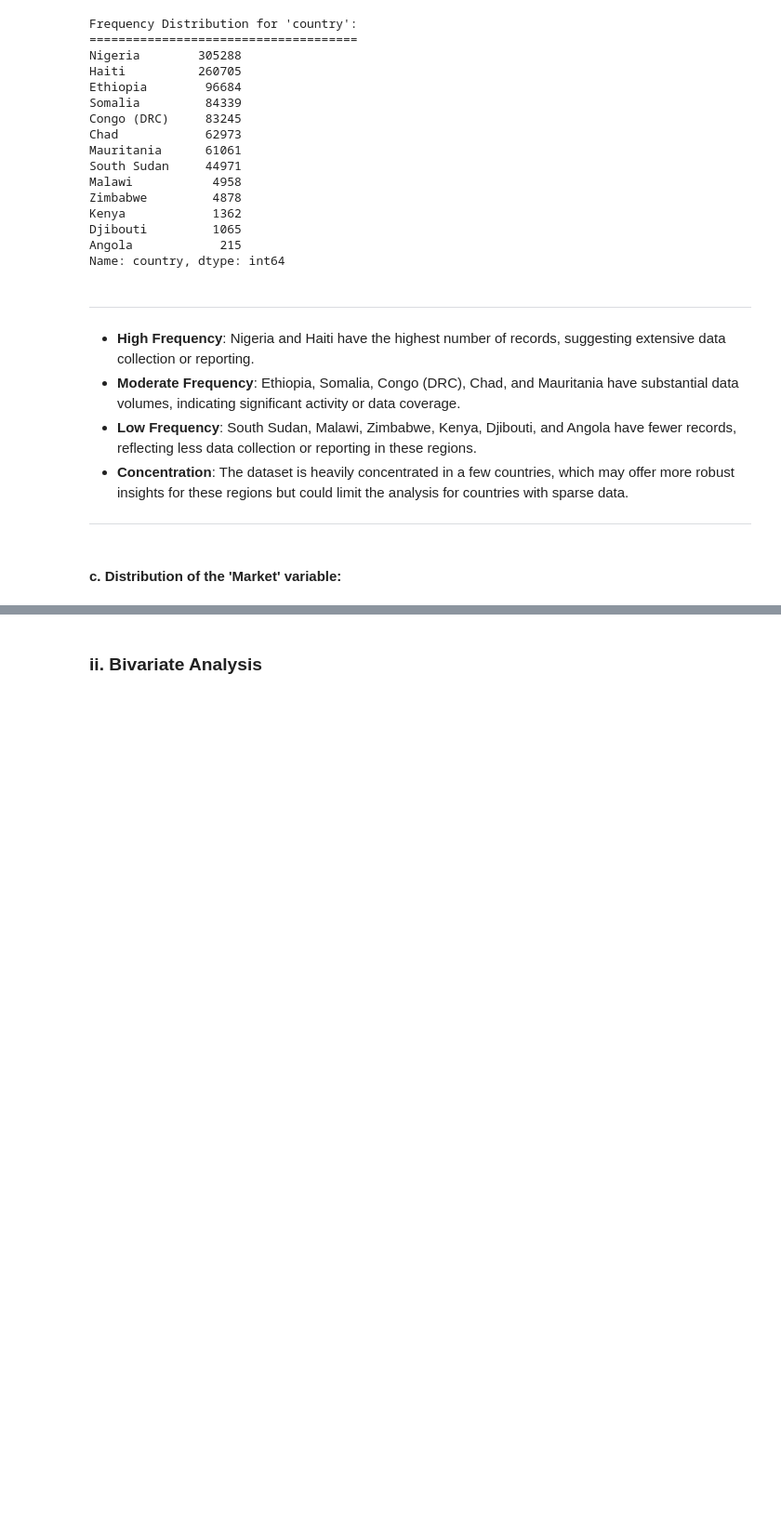
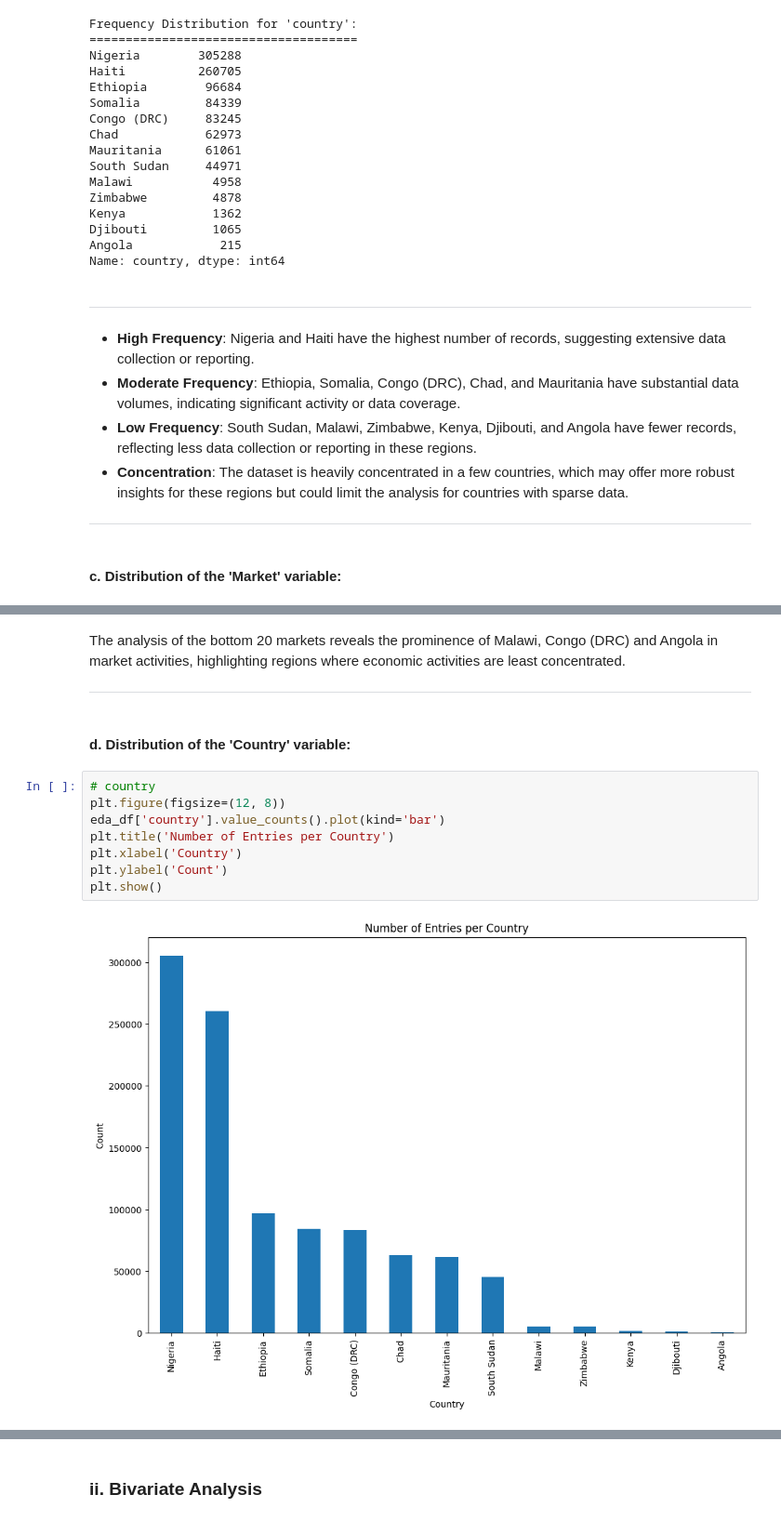
Before and after one commit to rasmodev/Staple-Food-and-Fuel-Price-Prediction-in-Africa, a Jupyter notebook: Staple_Food_Price_Prediction.ipynb, the cells around one changed output, grey strips where cells are left out. Shown at 93% size. Cells and saved outputs as stored; diff of their text form; blank space fills up the shorter version.

```diff
--- a/Staple_Food_Price_Prediction.ipynb
+++ b/Staple_Food_Price_Prediction.ipynb
@@ -1330,0 +1343,16 @@ Bottom 20 Markets and Their Associated Countries and Administrative Areas:
+# %% [markdown]
+The analysis of the bottom 20 markets reveals the prominence of Malawi, Congo (DRC) and Angola in market activities, highlighting regions where economic activities are least concentrated.
+
+---
+# %% [markdown]
+#### d. Distribution of the 'Country' variable:
+# %%
+# country
+plt.figure(figsize=(12, 8))
+eda_df['country'].value_counts().plot(kind='bar')
+plt.title('Number of Entries per Country')
+plt.xlabel('Country')
+plt.ylabel('Count')
+plt.show()
+# %% [output]
+[figure, added]
```
Also changed, not shown: parts of 47 cells of this notebook.
